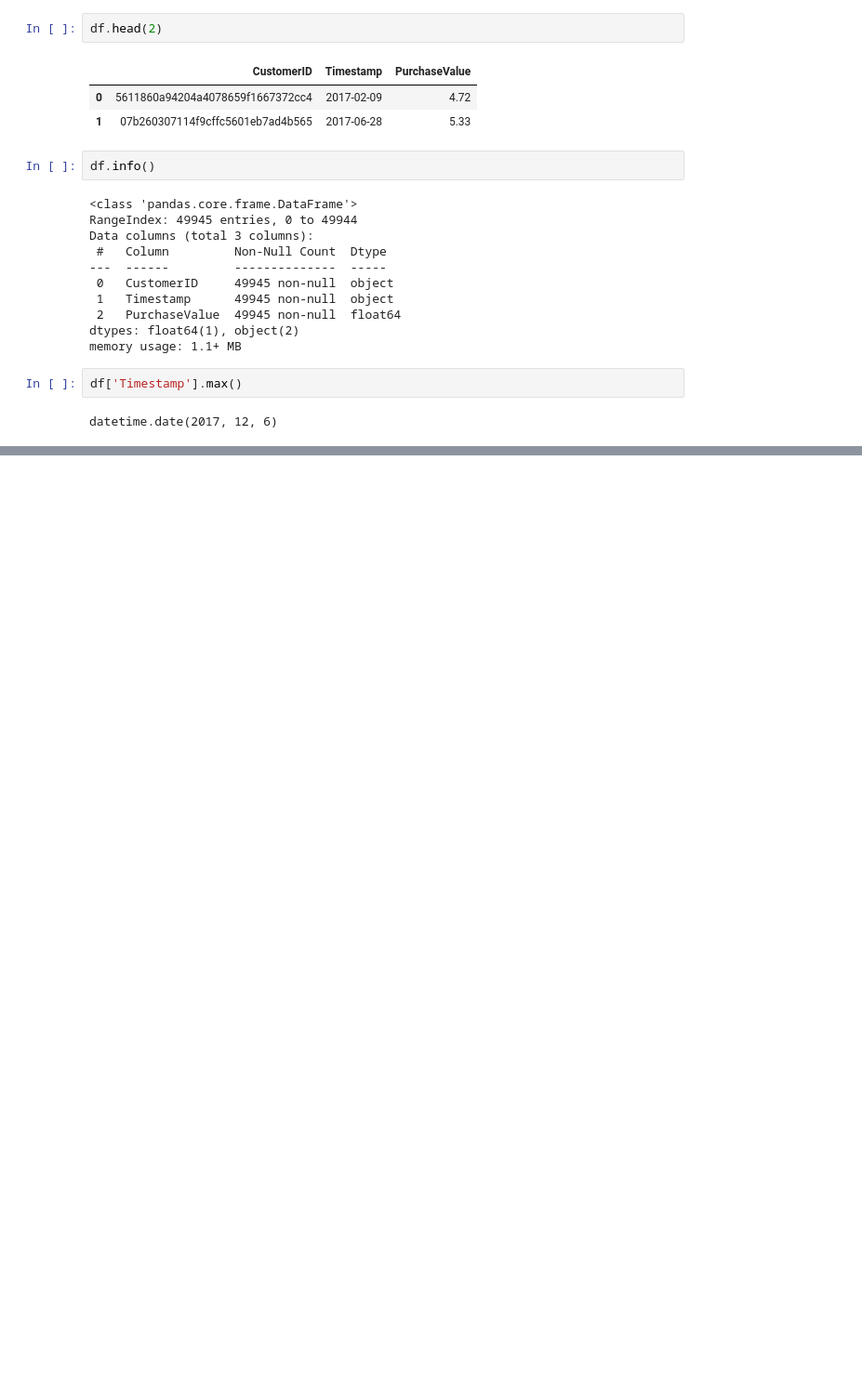
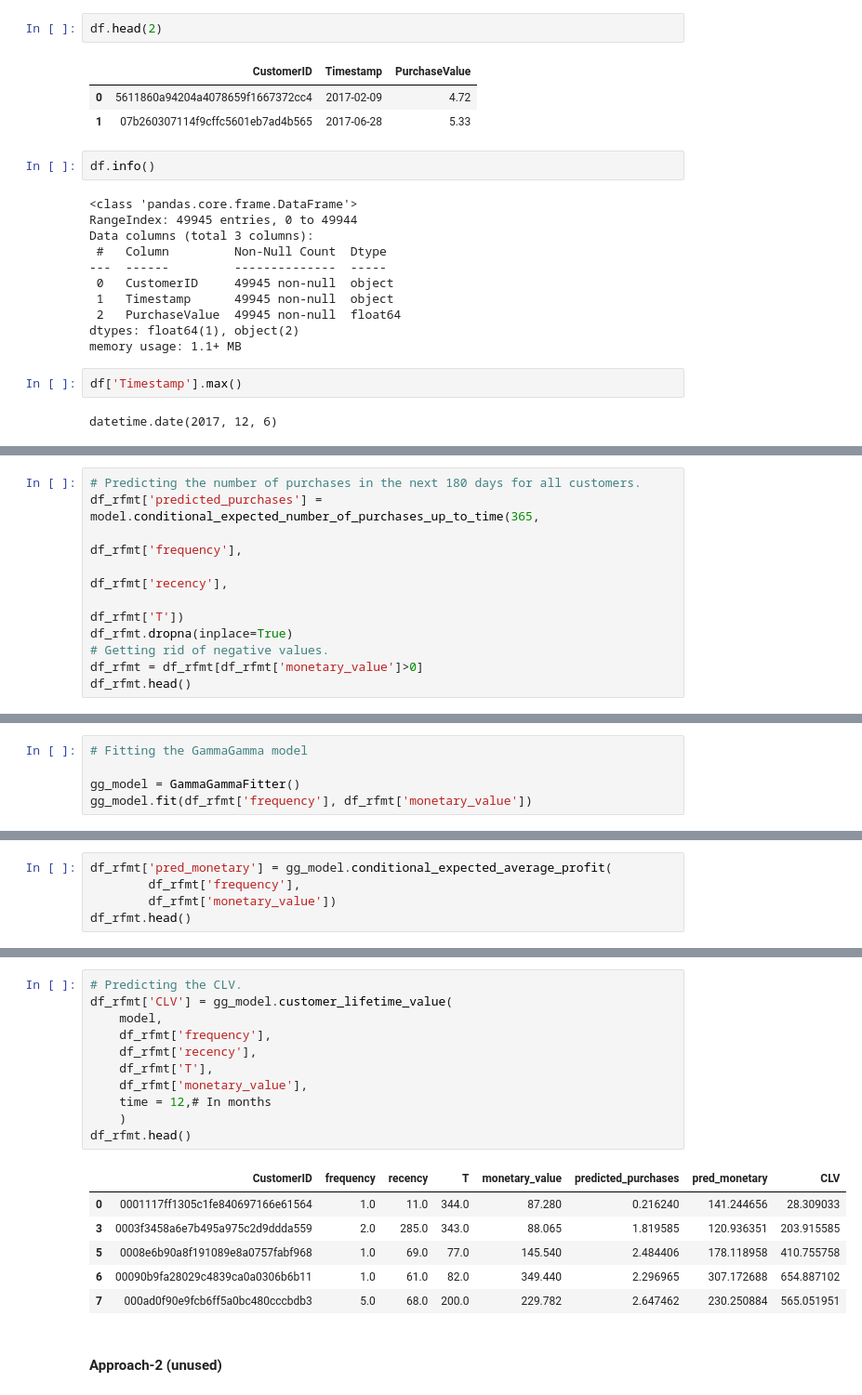
Before and after one commit to pradeepvaranasi/ecommerce_clv, a Jupyter notebook: ecommerce_clv_lifetimes.ipynb, the cells around one changed output, grey strips where cells are left out. Shown at 93% size. Drawn from its saved outputs; the diff is of its cells as text; blank space fills up the shorter version.

```diff
--- a/ecommerce_clv_lifetimes.ipynb
+++ b/ecommerce_clv_lifetimes.ipynb
@@ -283,0 +272,10 @@ BGF.conditional_expected_number_of_purchases_up_to_time(
+# %%
+# Predicting the number of purchases in the next 180 days for all customers.
+df_rfmt['predicted_purchases'] = model.conditional_expected_number_of_purchases_up_to_time(365,
+                                                                                      df_rfmt['frequency'],
+                                                                                      df_rfmt['recency'],
+                                                                                      df_rfmt['T'])
+df_rfmt.dropna(inplace=True)
+# Getting rid of negative values.
+df_rfmt = df_rfmt[df_rfmt['monetary_value']>0]
+df_rfmt.head()
@@ -283,0 +289,5 @@ BGF.conditional_expected_number_of_purchases_up_to_time(
+# %%
+# Fitting the GammaGamma model
+
+gg_model = GammaGammaFitter()
+gg_model.fit(df_rfmt['frequency'], df_rfmt['monetary_value'])
@@ -283,0 +296,5 @@ BGF.conditional_expected_number_of_purchases_up_to_time(
+# %%
+df_rfmt['pred_monetary'] = gg_model.conditional_expected_average_profit(
+        df_rfmt['frequency'],
+        df_rfmt['monetary_value'])
+df_rfmt.head()
@@ -283,0 +308,20 @@ BGF.conditional_expected_number_of_purchases_up_to_time(
+# %%
+# Predicting the CLV.
+df_rfmt['CLV'] = gg_model.customer_lifetime_value(
+    model,
+    df_rfmt['frequency'],
+    df_rfmt['recency'],
+    df_rfmt['T'],
+    df_rfmt['monetary_value'],
+    time = 12,# In months
+    )
+df_rfmt.head()
+# %% [output]
+|  | CustomerID | frequency | recency | T | monetary_value | predicted_purchases | pred_monetary | CLV |
+| 0 | 0001117ff1305c1fe840697166e61564 | 1.0 | 11.0 | 344.0 | 87.280 | 0.216240 | 141.244656 | 28.309033 |
+| 3 | 0003f3458a6e7b495a975c2d9ddda559 | 2.0 | 285.0 | 343.0 | 88.065 | 1.819585 | 120.936351 | 203.915585 |
+| 5 | 0008e6b90a8f191089e8a0757fabf968 | 1.0 | 69.0 | 77.0 | 145.540 | 2.484406 | 178.118958 | 410.755758 |
+| 6 | 00090b9fa28029c4839ca0a0306b6b11 | 1.0 | 61.0 | 82.0 | 349.440 | 2.296965 | 307.172688 | 654.887102 |
+| 7 | 000ad0f90e9fcb6ff5a0bc480cccbdb3 | 5.0 | 68.0 | 200.0 | 229.782 | 2.647462 | 230.250884 | 565.051951 |
+# %% [markdown]
+#### Approach-2 (unused)
```
Also changed, not shown: parts of 37 cells of this notebook.
